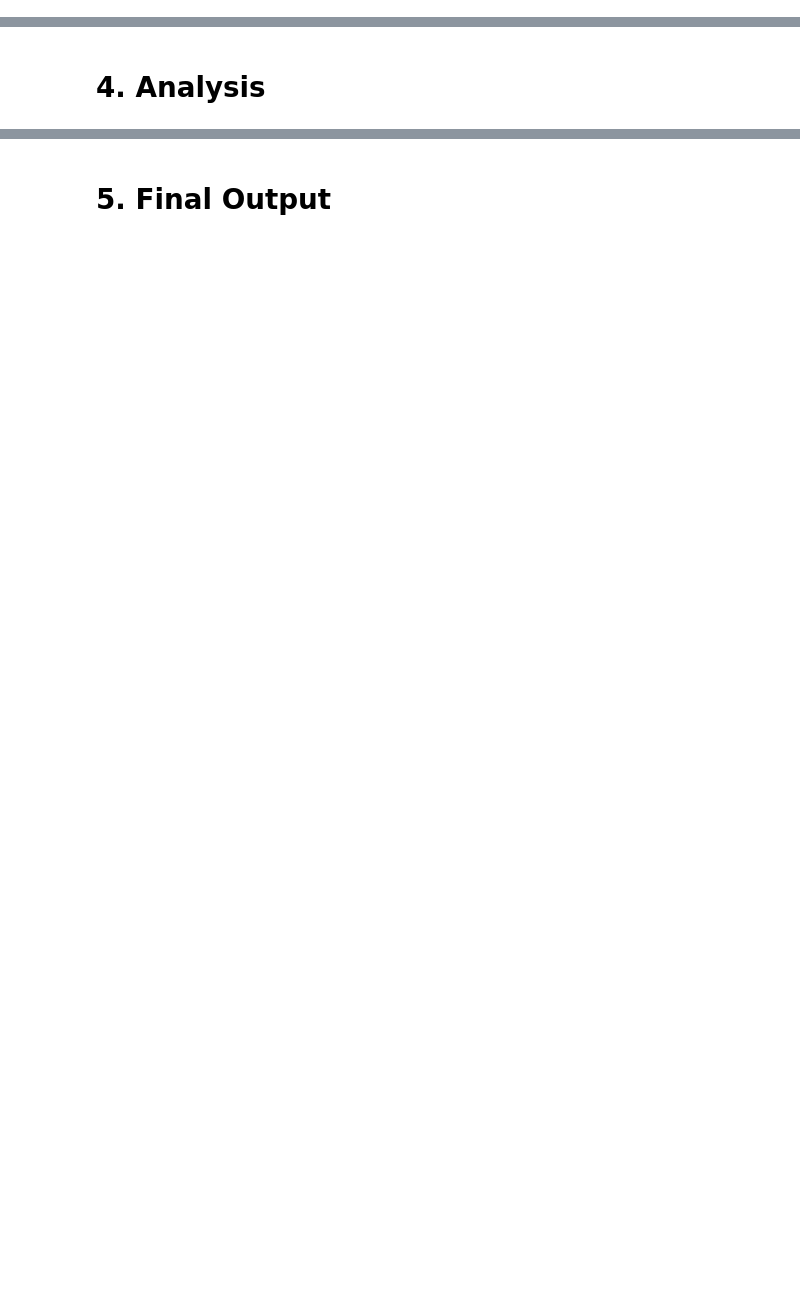
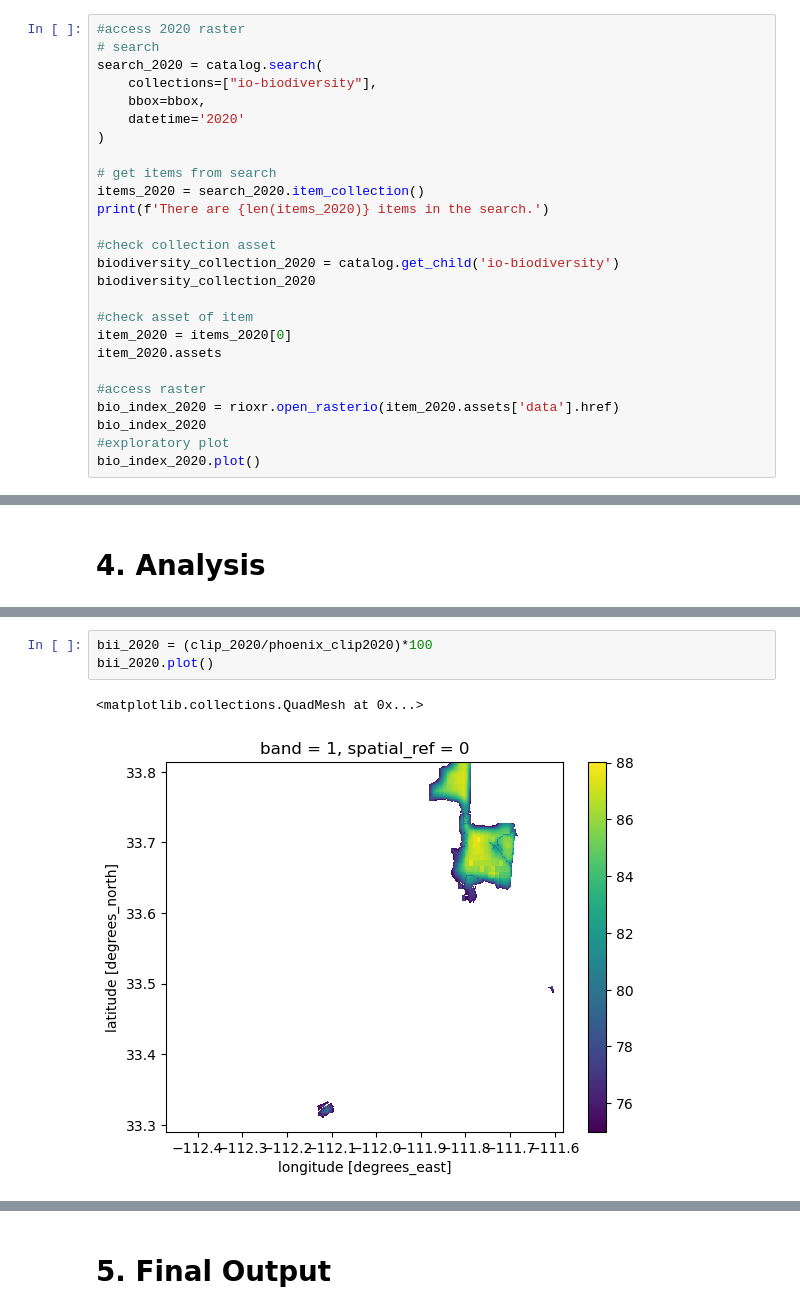
Before and after one commit to kristinaglass/maricopa_county_biodiversity_index, a Jupyter notebook: biodiversity-index.ipynb, the cells around one changed output, grey strips where cells are left out. Cells and saved outputs as stored; diff of their text form; blank space fills up the shorter version.

```diff
--- a/biodiversity-index.ipynb
+++ b/biodiversity-index.ipynb
@@ -94,0 +95,26 @@ bio_index.plot()
+# %%
+#access 2020 raster
+# search
+search_2020 = catalog.search(
+    collections=["io-biodiversity"],
+    bbox=bbox,
+    datetime='2020'
+)
+
+# get items from search
+items_2020 = search_2020.item_collection()
+print(f'There are {len(items_2020)} items in the search.')
+
+#check collection asset
+biodiversity_collection_2020 = catalog.get_child('io-biodiversity')
+biodiversity_collection_2020
+
+#check asset of item
+item_2020 = items_2020[0]
+item_2020.assets
+
+#access raster
+bio_index_2020 = rioxr.open_rasterio(item_2020.assets['data'].href)
+bio_index_2020
+#exploratory plot
+bio_index_2020.plot()
@@ -169,0 +257,6 @@ EPSG:4326
+# %%
+bii_2020 = (clip_2020/phoenix_clip2020)*100
+bii_2020.plot()
+# %% [output]
+<matplotlib.collections.QuadMesh at 0x...>
+[figure, added]
```
Also changed, not shown: parts of 16 cells of this notebook.
